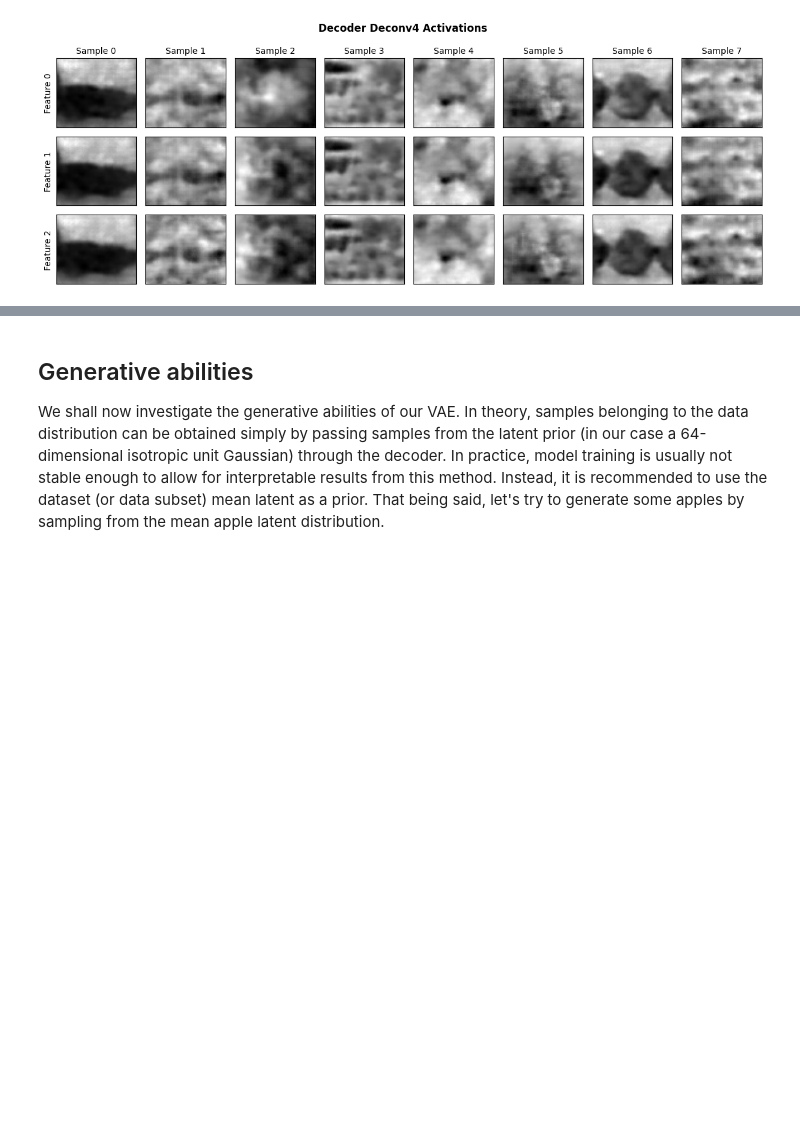
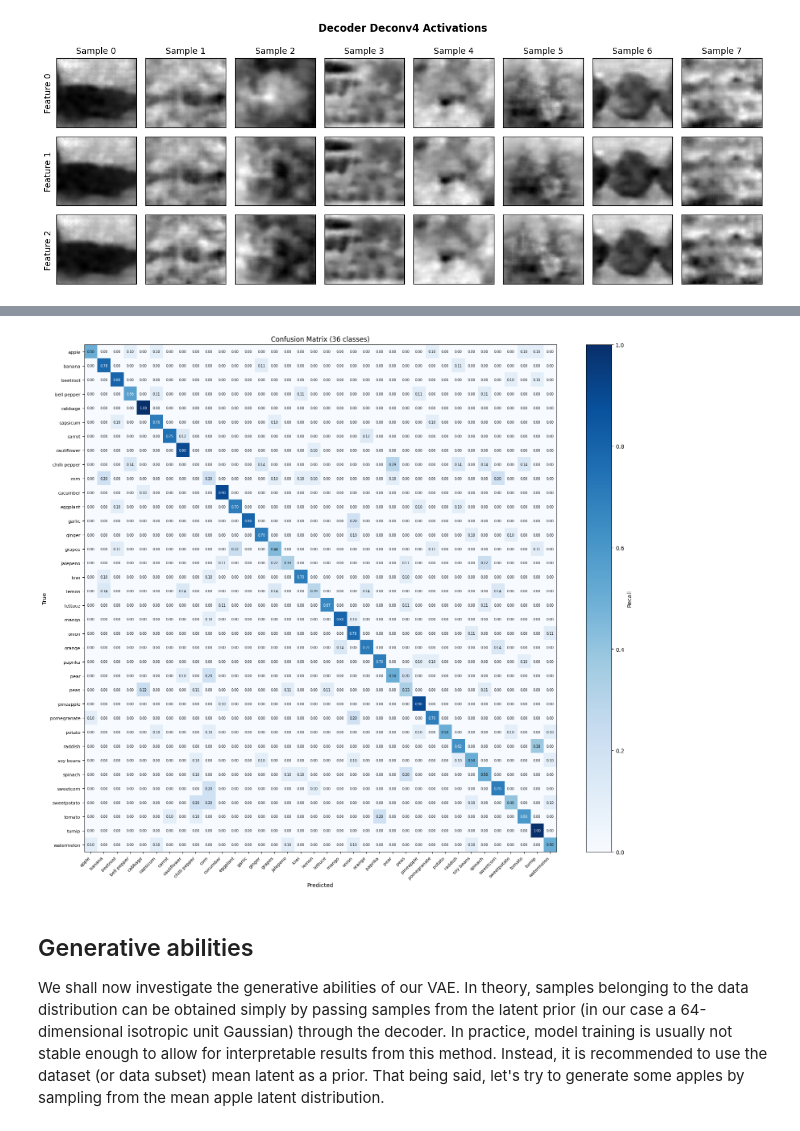
Before and after one commit to frederikdammeier/unipd-cognition-computation, a Jupyter notebook: main.ipynb, the cells around one changed output, grey strips where cells are left out. Drawn from its saved outputs; the diff is of its cells as text; code cells hidden in the pictures; blank space fills up the shorter version.

Commit message:
intermediate save of main notebook

```diff
--- a/main.ipynb
+++ b/main.ipynb
@@ -383,0 +587,3 @@ plt.show()
+# %%
+linear_conv4 = LinearModel(layer_size=encoder_conv4_activations_pooled.shape[1]).to(device)
+train_linear(linear_conv4, encoder_conv4_activations_pooled, all_labels, device, lr=1, epochs=500000)
@@ -383,0 +608,8 @@ plt.show()
+# %%
+val_ds = val_dl.dataset
+val_imgs = torch.stack([val_ds[i][0] for i in range(len(val_ds))], dim=0)
+val_labels = torch.tensor([val_ds[i][1] for i in range(len(val_ds))], dtype=torch.long)
+# %%
+capturer = IntermediateActivationCapture(vae)
+val_results = capturer.capture_inference(val_imgs, device='cpu')
+capturer.remove_hooks()
@@ -383,0 +620,3 @@ plt.show()
+# %%
+with torch.no_grad():
+    val_pred = linear_conv4(val_results["encoder_activations"]["encoder_conv4"].mean(dim=[2, 3])).squeeze()
@@ -384,3 +643,9 @@ plt.show()
+# %%
+from src.utils import plot_confusion_matrix
+
+fig, cm = plot_confusion_matrix(val_pred.max(axis=1).indices, val_labels, val_dl.dataset.idx_to_class)
+# %% [output]
+[figure, added]
 # %% [markdown]
 ## Generative abilities
 We shall now investigate the generative abilities of our VAE. In theory, samples belonging to the data distribution can be obtained simply by passing samples from the latent prior (in our case a 64-dimensional isotropic unit Gaussian) through the decoder. In practice, model training is usually not stable enough to allow for interpretable results from this method. Instead, it is recommended to use the dataset (or data subset) mean latent as a prior. That being said, let's try to generate some apples by sampling from the mean apple latent distribution.
```
Also changed, not shown: parts of 42 cells of this notebook.
